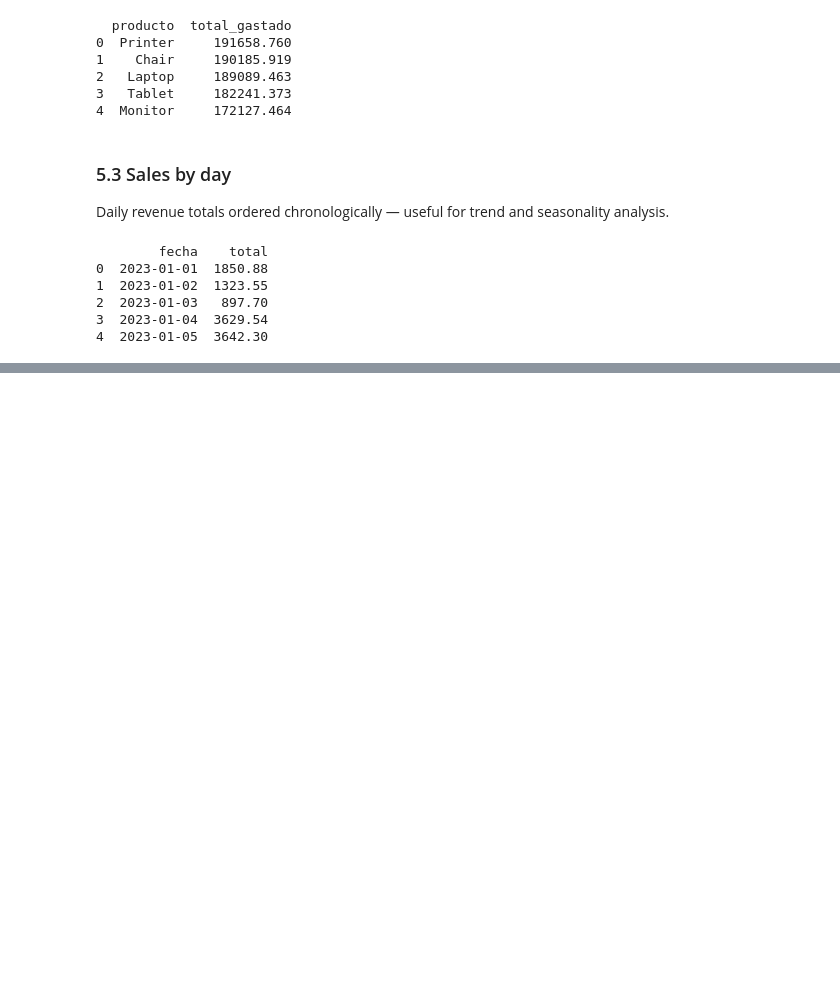
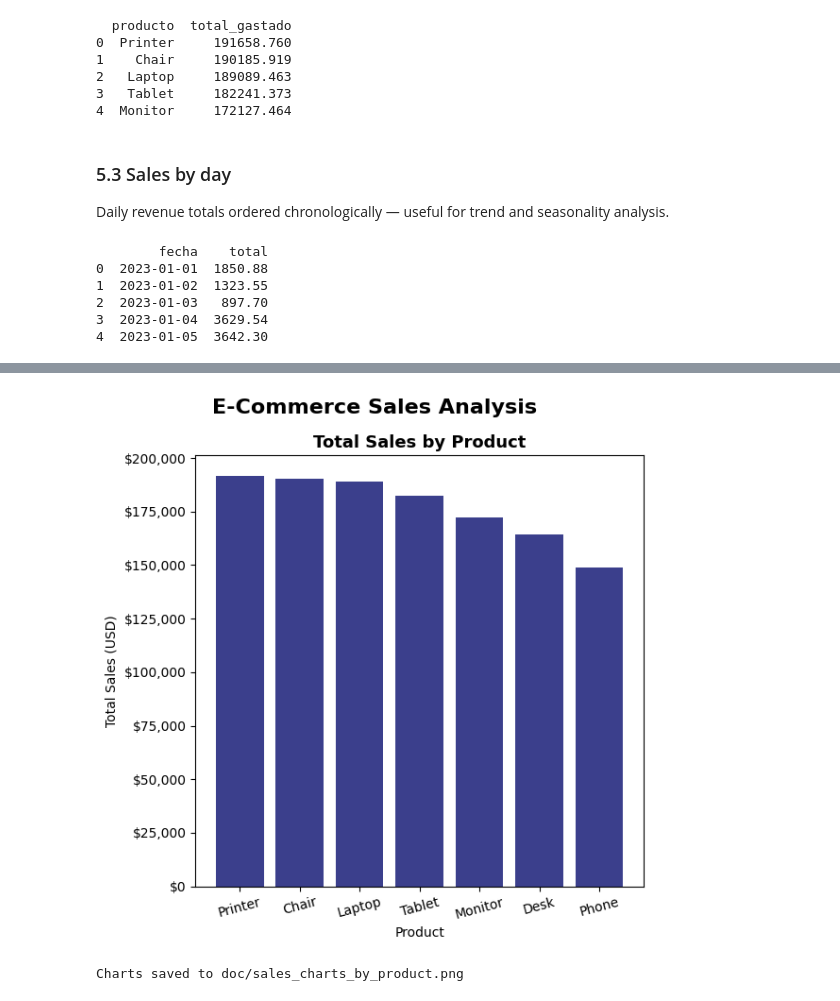
Before and after one commit to CaveroPaul/Challenge1, a Jupyter notebook: data_extraction.ipynb, the cells around one changed output, grey strips where cells are left out. Cells and saved outputs as stored; diff of their text form; code cells hidden in the pictures; blank space fills up the shorter version.

```diff
--- a/data_extraction.ipynb
+++ b/data_extraction.ipynb
@@ -432,0 +490,19 @@ print(df_diario.head())
+# %%
+# --- 6.2 Total sales by product ---
+fig, axes = plt.subplots(1, 1, figsize=(6, 6))
+fig.suptitle("E-Commerce Sales Analysis", fontsize=16, fontweight="bold", y=0.98)
+
+axes.bar(df_productos["producto"], df_productos["total_gastado"], color="#3B3F8C")
+axes.set_title("Total Sales by Product", fontsize=13, fontweight="bold")
+axes.set_xlabel("Product")
+axes.set_ylabel("Total Sales (USD)")
+axes.yaxis.set_major_formatter(mticker.FuncFormatter(lambda x, _: f"${x:,.0f}"))
+axes.tick_params(axis="x", rotation=15)
+
+plt.tight_layout()
+plt.savefig("doc/sales_charts_by_product.png", dpi=150, bbox_inches="tight")
+plt.show()
+print("Charts saved to doc/sales_charts_by_product.png")
+# %% [output]
+[figure, added]
+Charts saved to doc/sales_charts_by_product.png
```
Also changed, not shown: parts of 4 cells of this notebook, 3 other files.
